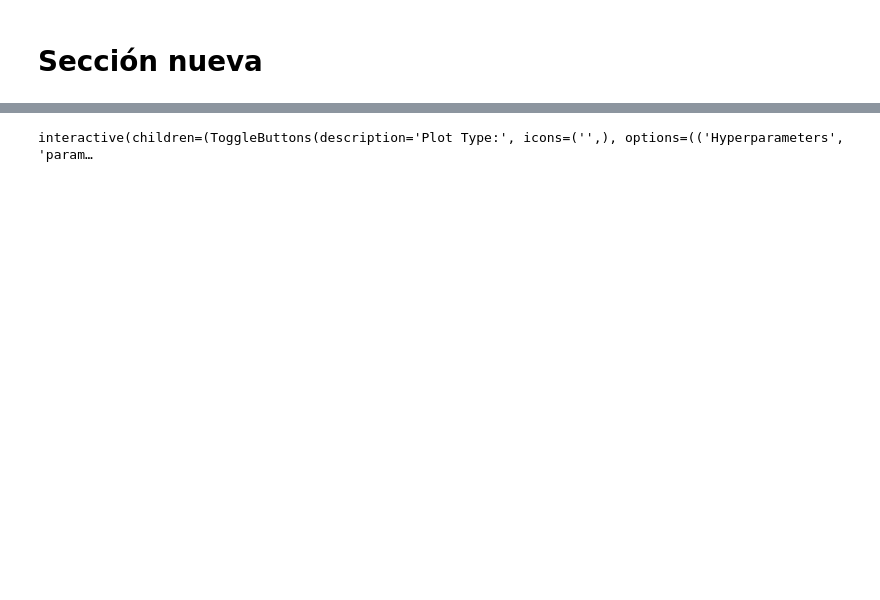
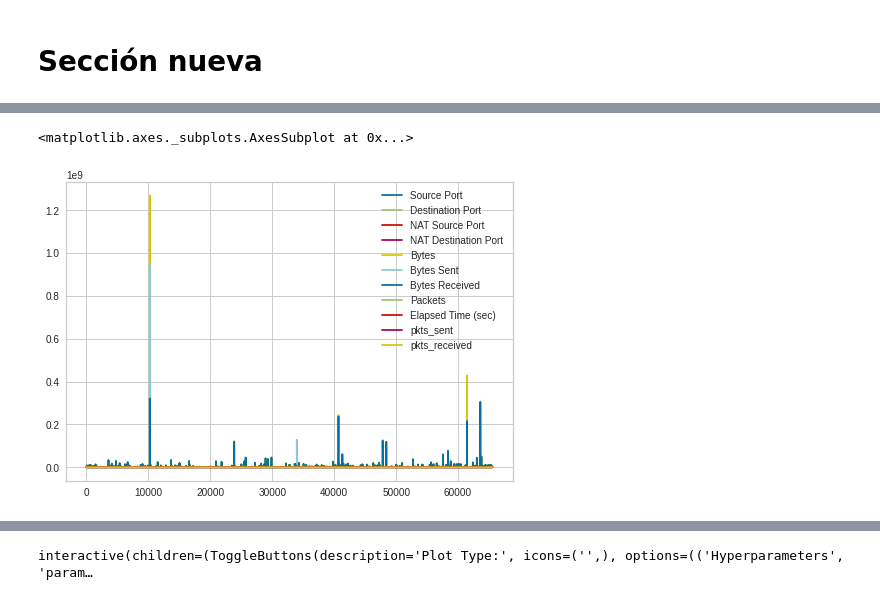
Before and after one commit to HenryMeSa/IA, a Jupyter notebook: AlgoritmoSupervisadoML.ipynb, the cells around one changed output, grey strips where cells are left out. Saved outputs shown, nothing was run; the diff lists cells and outputs as text; code cells hidden in the pictures; blank space fills up the shorter version.

```diff
--- a/AlgoritmoSupervisadoML.ipynb
+++ b/AlgoritmoSupervisadoML.ipynb
@@ -128,3 +139,8 @@ dt=create_model('gbc')
+# %%
+data.plot()
+# %% [output]
+<matplotlib.axes._subplots.AxesSubplot at 0x...>
+[figure, added]
 # %%
 tune=tune_model(dt,optimize="Accuracy")
 # %% [output]
```
Also changed, not shown: parts of 15 cells of this notebook.
